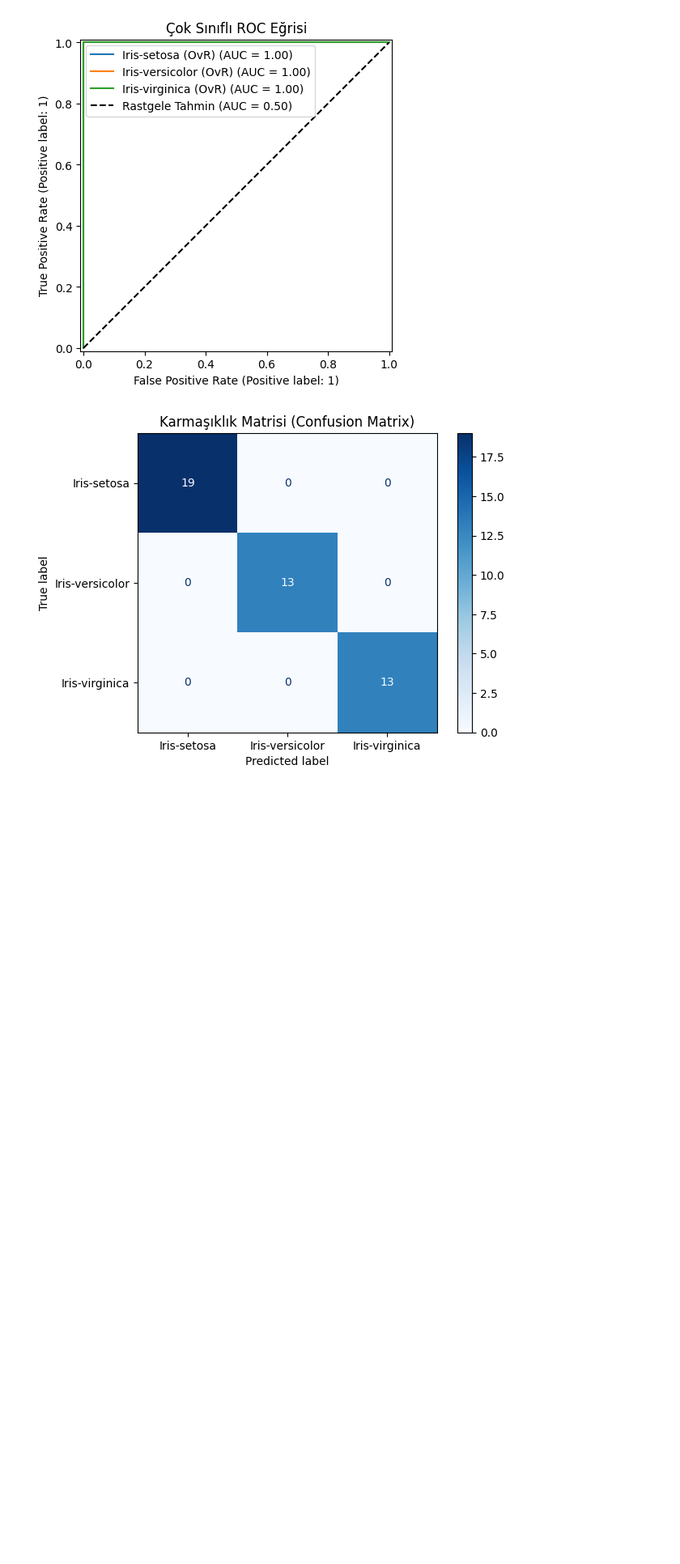
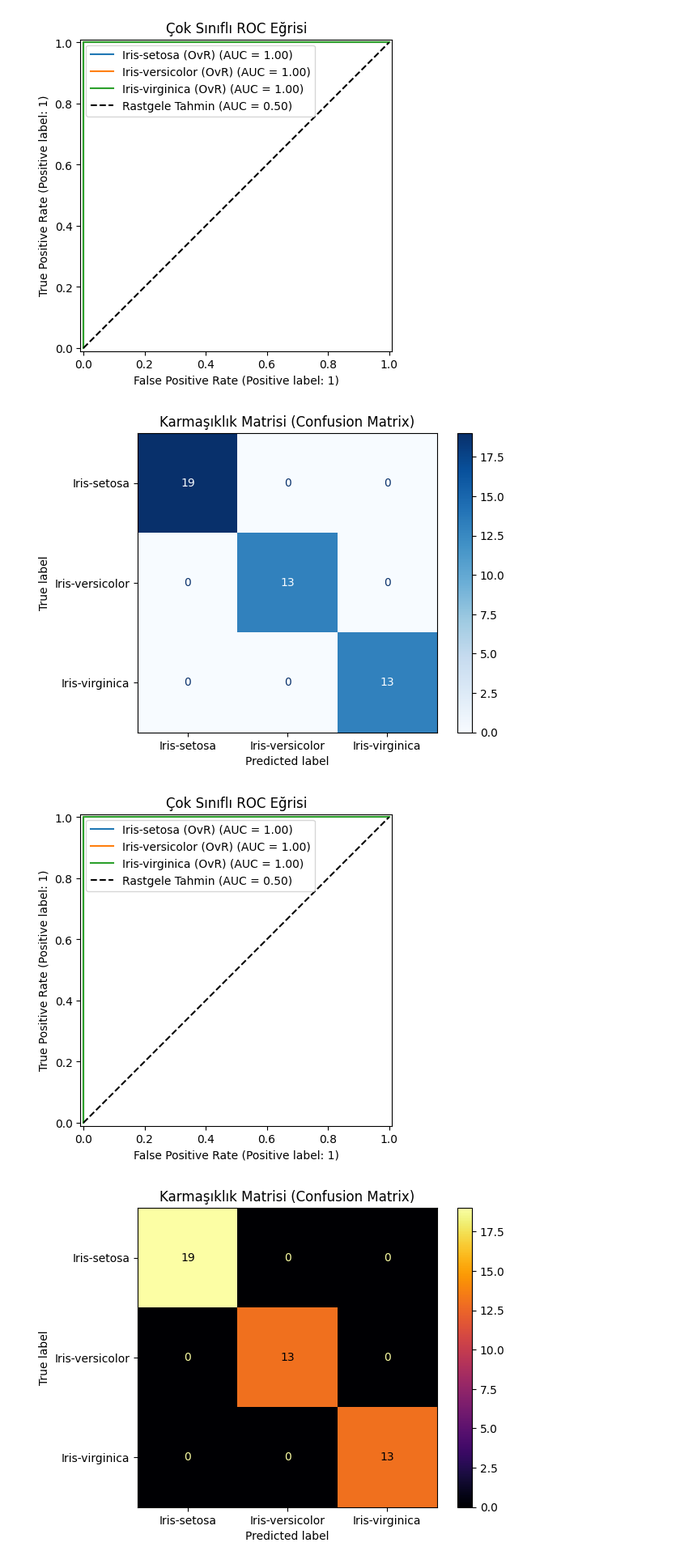
Before and after one commit to Ayberk-Aktan/Analyze_of_iris_datasets, a Jupyter notebook: ml_models.ipynb, the cells around one changed output. Shown at 81% size. Saved outputs shown, nothing was run; the diff lists cells and outputs as text; code cells hidden in the pictures; blank space fills up the shorter version.

Commit message:
Decision Tree Classifier model is fitting and analyze of error metrics.

```diff
--- a/ml_models.ipynb
+++ b/ml_models.ipynb
@@ -122,3 +122,50 @@ Logistic Regression Sınıflandırma Raporu
    weighted avg       1.00      1.00      1.00        45
 [figure]
 [figure]
+# %%
+from sklearn.tree import DecisionTreeClassifier
+
+dtc = DecisionTreeClassifier(class_weight='balanced',min_samples_leaf=5,max_depth=5,random_state=42)
+
+dtc.fit(X_train,Y_train)
+
+dtc_pred = dtc.predict(X_test)
+dtc_pred_prob = dtc.predict_proba(X_test)
+# %%
+dtc_score = dtc.score(X_test,Y_test)
+dtc_train_score = dtc.score(X_train,Y_train)
+dtc_log_loss = log_loss(Y_test,dtc_pred_prob)
+
+dtc_cv = cross_val_score(dtc,X_train,Y_train,cv=5)
+
+dtc_roc_auc = roc_auc_score(Y_test,dtc_pred_prob,average='macro',multi_class='ovr')
+
+dtc_cr = classification_report(Y_test,dtc_pred)
+
+dtc_lb = LabelBinarizer().fit(Y_train)
+dtc_y_lb = dtc_lb.transform(Y_test)
+
+(fig,ax) = plt.subplots(figsize=(7,5))
+
+for i,classname in enumerate(dtc_lb.classes_):
+    RocCurveDisplay.from_predictions(
+        y_test_bin[:,i],
+        logr_pred_prob[:,i],
+        name=f"{classname} (OvR)",
+        ax=ax
+    )
+
+plt.plot([0, 1], [0, 1], "k--", label="Rastgele Tahmin (AUC = 0.50)")
+plt.title("Çok Sınıflı ROC Eğrisi")
+plt.legend()
+plt.show()
+
+cm = confusion_matrix(Y_test, dtc_pred)
+
+disp = ConfusionMatrixDisplay(confusion_matrix=cm, display_labels=dtc.classes_)
+disp.plot(cmap="inferno")
+plt.title("Karmaşıklık Matrisi (Confusion Matrix)")
+plt.show()
+# %% [output]
+[figure, added]
+[figure, added]
```
Also changed, not shown: parts of 1 cell of this notebook.
